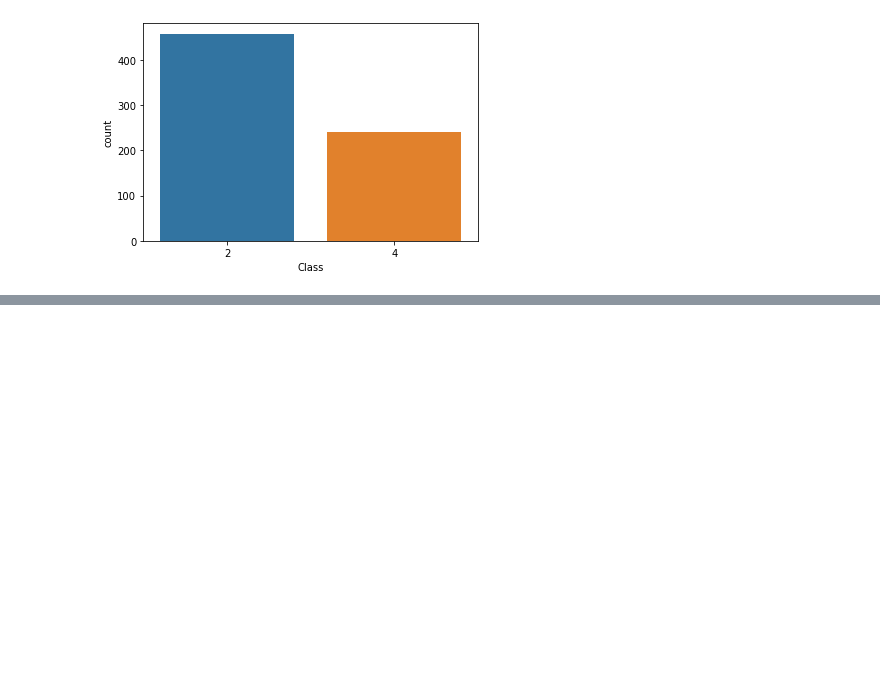
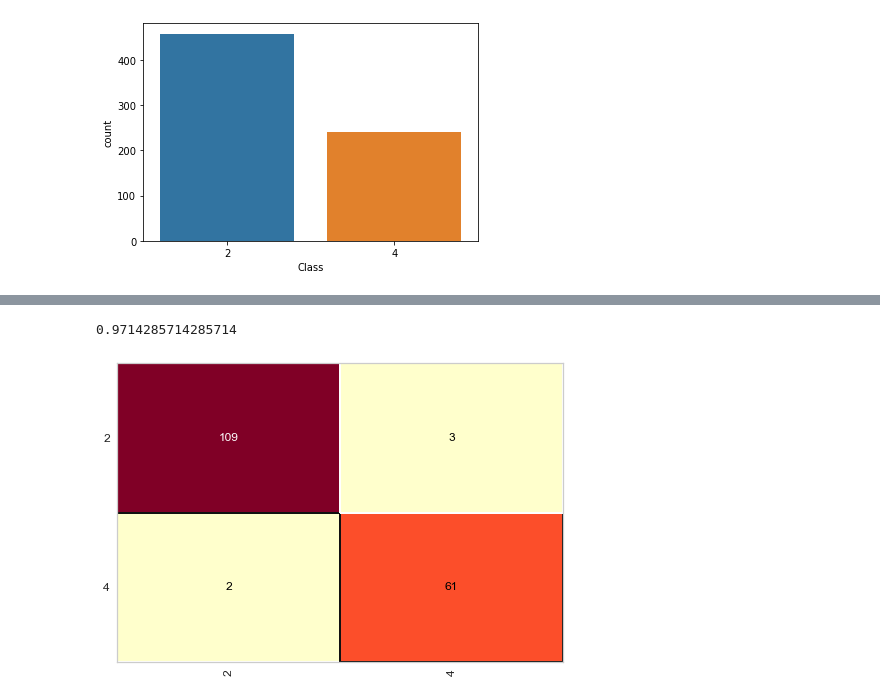
Before and after one commit to cantaruttim/Breast_Cancer_Wisconsin_Diagnostic, a Jupyter notebook: Untitled.ipynb, the cells around one changed output, grey strips where cells are left out. Cells and saved outputs as stored; diff of their text form; code cells hidden in the pictures; blank space fills up the shorter version.

```diff
--- a/Untitled.ipynb
+++ b/Untitled.ipynb
@@ -96,0 +291,16 @@ sns.countplot(dfC['Class']);
+# %%
+
+random_forest = RandomForestClassifier(n_estimators=40, criterion='entropy', random_state = 0)
+random_forest.fit(X_treinamento, y_treinamento)
+
+previsoes = random_forest.predict(X_teste)
+previsoes
+
+accuracy_score(y_teste, previsoes)
+
+cm = ConfusionMatrix(random_forest)
+cm.fit(X_treinamento, y_treinamento)
+cm.score(X_teste, y_teste)
+# %% [output]
+0.9714285714285714
+[figure, added]
```
Also changed, not shown: parts of 29 cells of this notebook.
